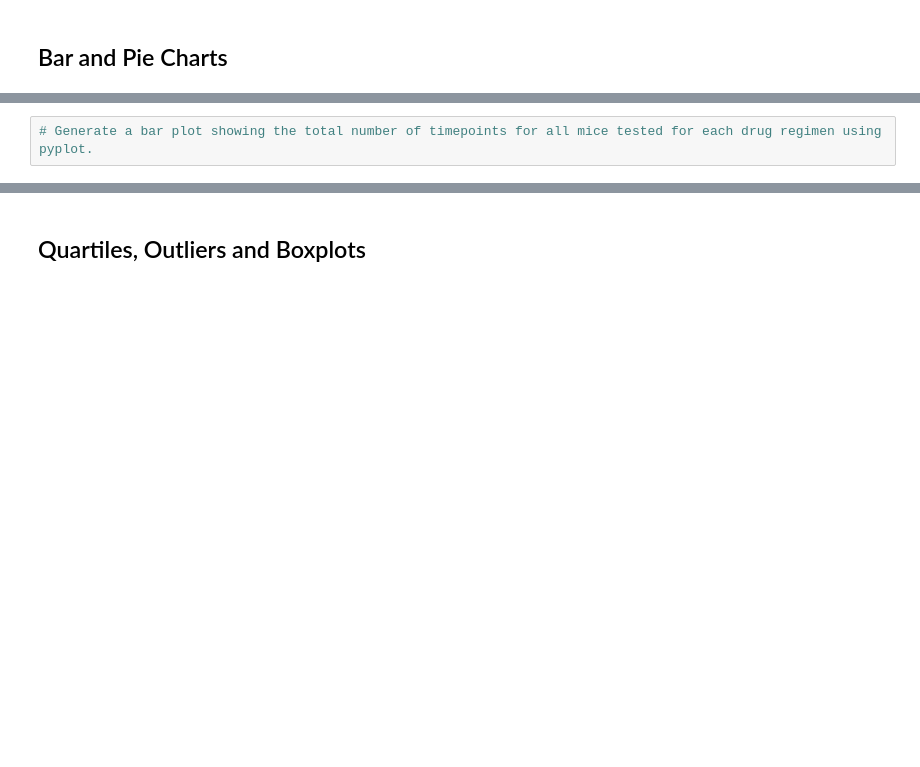
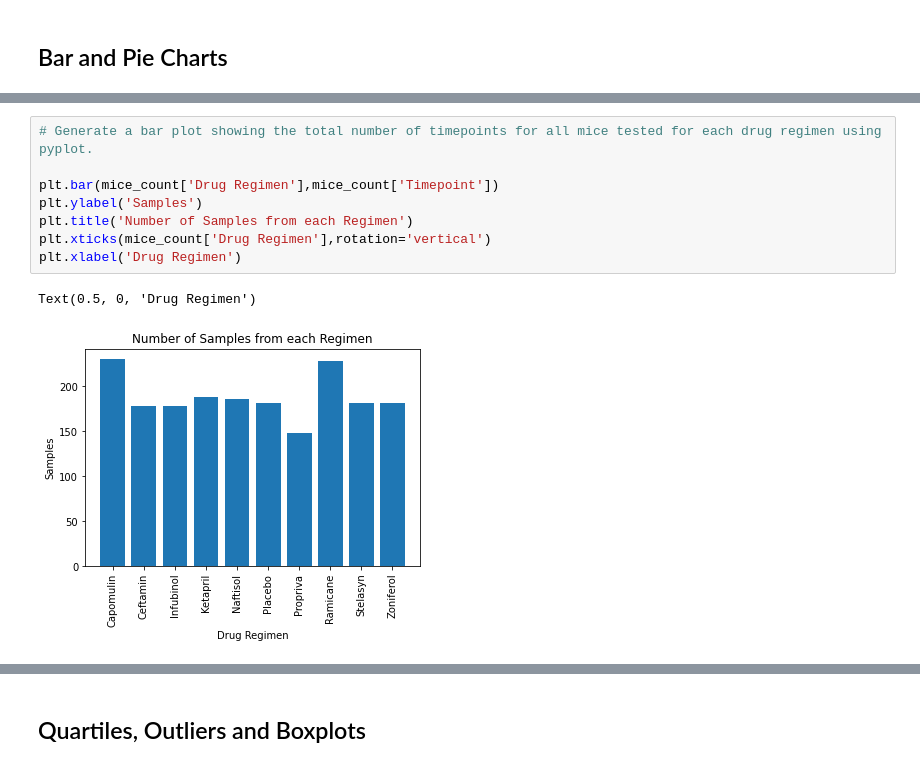
Before and after one commit to PielordZZ/Pharmacutical-MatplotLib, a Jupyter notebook: pymaceuticals_Visualization.ipynb, the cells around one changed output, grey strips where cells are left out. Drawn from its saved outputs; the diff is of its cells as text; blank space fills up the shorter version.

```diff
--- a/pymaceuticals_Visualization.ipynb
+++ b/pymaceuticals_Visualization.ipynb
@@ -149,4 +166,13 @@ drugData2
 # %%
 # Generate a bar plot showing the total number of timepoints for all mice tested for each drug regimen using pyplot.
+
+plt.bar(mice_count['Drug Regimen'],mice_count['Timepoint'])
+plt.ylabel('Samples')
+plt.title('Number of Samples from each Regimen')
+plt.xticks(mice_count['Drug Regimen'],rotation='vertical')
+plt.xlabel('Drug Regimen')
+# %% [output]
+Text(0.5, 0, 'Drug Regimen')
+[figure, added]
 # %%
 # Generate a pie plot showing the distribution of female versus male mice using Pandas
```
Also changed, not shown: parts of 9 cells of this notebook.
